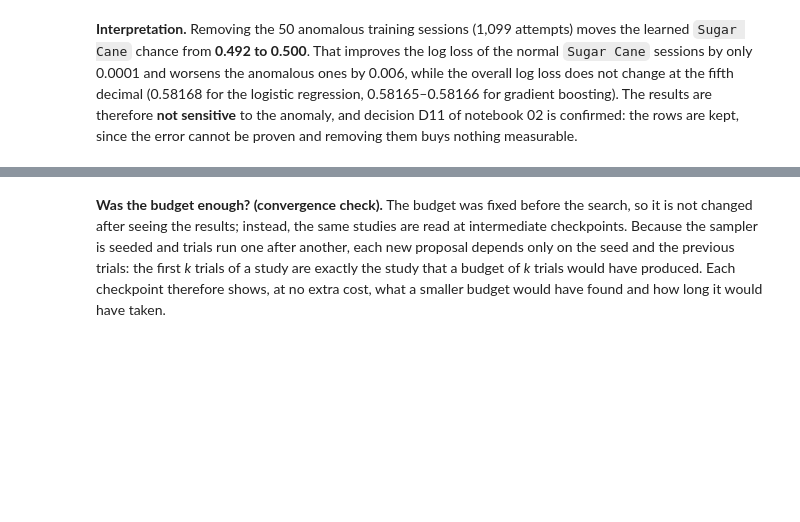
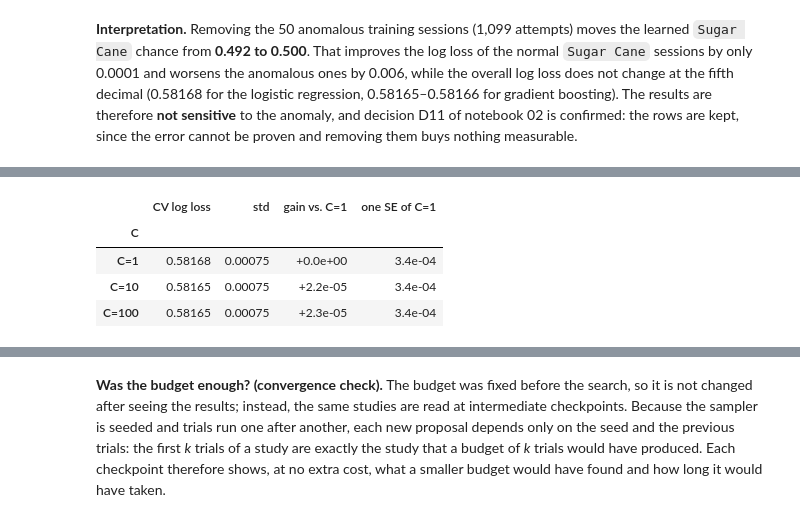
Before and after one commit to errodd/minecraft_composting_success_predictor, a Jupyter notebook: notebooks/03_modeling_and_model_selection.ipynb, the cells around one changed output, grey strips where cells are left out. Cells and saved outputs as stored; diff of their text form; code cells hidden in the pictures; blank space fills up the shorter version.

```diff
--- a/notebooks/03_modeling_and_model_selection.ipynb
+++ b/notebooks/03_modeling_and_model_selection.ipynb
@@ -850,3 +855,21 @@ evaluations is biased in its own favor (the *winner's curse*). Three controls: (
 0; (2) the tuned configuration is re-evaluated with the same `evaluate_cv` as every other model, and compared fold by
 fold with its initial version; (3) both are re-evaluated on a **second, independent fold partition** (seed 43) that
 the search never saw. Tuning is accepted only if the gain is larger than one standard error and survives (3).
+# %%
+lr_rows = [evaluate_cv("logistic_regression", LogisticRegression(C=C, max_iter=1_000), SELECTED_REPRESENTATION,
+                       stage=f"C={C:g}") for C in [1.0, 10.0, 100.0]]
+lr_initial_folds = FOLD_LOG_LOSS[(SELECTED_REPRESENTATION, "logistic_regression", "C=1")]
+check(np.allclose(lr_initial_folds, FOLD_LOG_LOSS[(SELECTED_REPRESENTATION, "logistic_regression", "initial")]),
+      "C=1 reproduces the initial logistic regression")
+lr_check = pd.DataFrame([{
+    "C": row["stage"], "CV log loss": row["log_loss_mean"], "std": row["log_loss_std"],
+    "gain vs. C=1": f"{lr_initial_folds.mean() - row['log_loss_mean']:+.1e}",
+    "one SE of C=1": f"{lr_initial_folds.std() / np.sqrt(N_FOLDS):.1e}",
+} for row in lr_rows]).set_index("C")
+lr_check
+# %% [output]
+|  | CV log loss | std | gain vs. C=1 | one SE of C=1 |
+| C |  |  |  |  |
+| C=1 | 0.58168 | 0.00075 | +0.0e+00 | 3.4e-04 |
+| C=10 | 0.58165 | 0.00075 | +2.2e-05 | 3.4e-04 |
+| C=100 | 0.58165 | 0.00075 | +2.3e-05 | 3.4e-04 |
```
Also changed, not shown: parts of 21 cells of this notebook, 1 other file.
